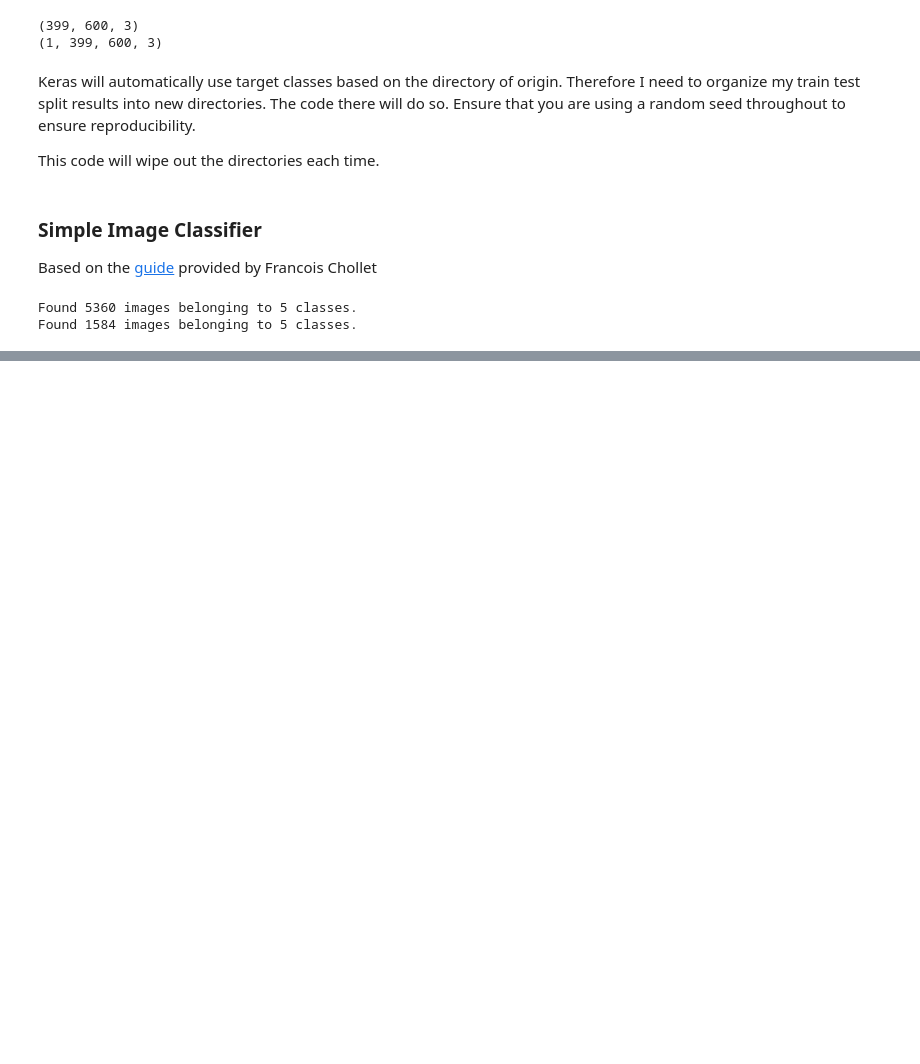
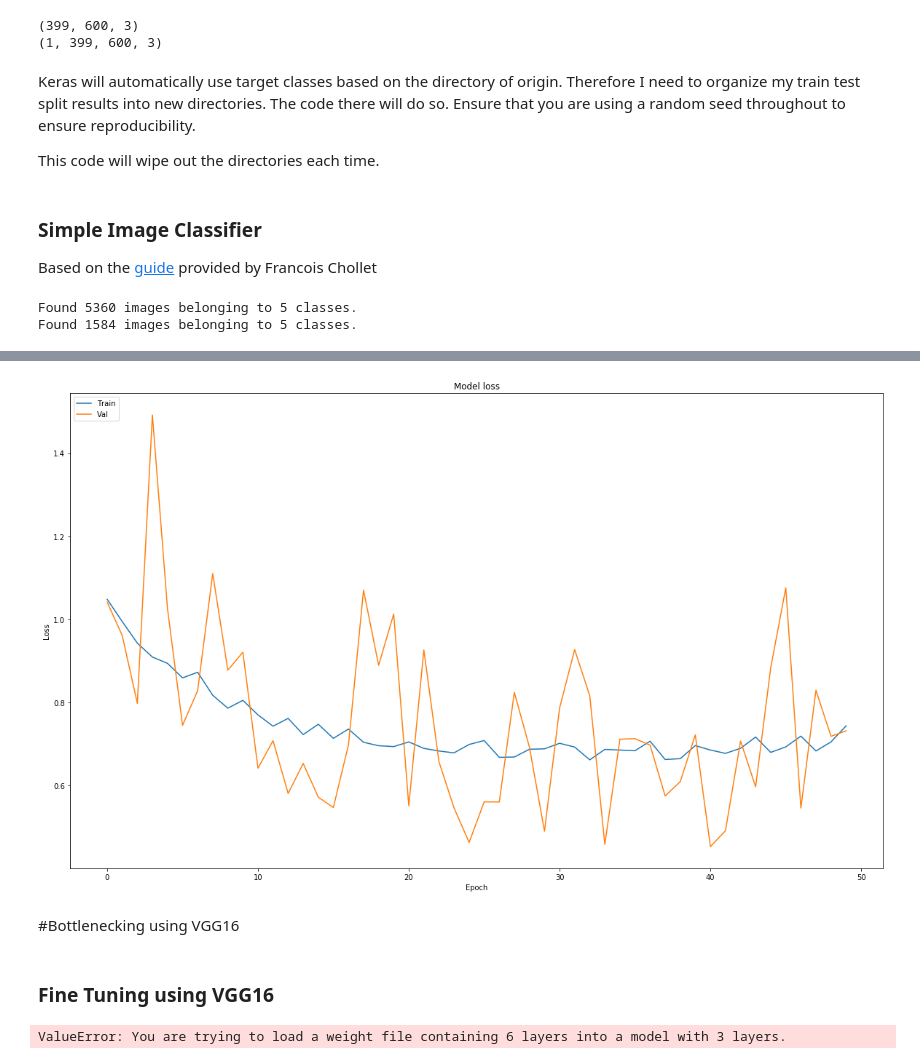
Before and after one commit to Lambda-X-Yelp-Challenge/image_classification, a Jupyter notebook: Exploration.ipynb, the cells around one changed output, grey strips where cells are left out. Drawn from its saved outputs; the diff is of its cells as text; code cells hidden in the pictures; blank space fills up the shorter version.

Commit message:
Successful modeling. Starting to bottleneck

```diff
--- a/Exploration.ipynb
+++ b/Exploration.ipynb
@@ -148,7 +150,7 @@ from keras.models import Sequential
 from keras.layers import Conv2D, MaxPooling2D
 from keras.layers import Activation, Dropout, Flatten, Dense
 # %%
-batch_size = 16
+batch_size = 48
 
 train_datagen = ImageDataGenerator(rescale=1./255,
                                    width_shift_range=0.2,
@@ -161,12 +163,14 @@ train_datagen = ImageDataGenerator(rescale=1./255,
 test_datagen = ImageDataGenerator(rescale=1./255)
 
 train_generator = train_datagen.flow_from_directory('data/train',
-                                                    target_size=(224, 224),
+                                                    target_size=(244, 244),
+                                                    color_mode="rgb",
                                                     batch_size=batch_size,
                                                     class_mode='categorical')
 
 validation_generator = train_datagen.flow_from_directory('data/validation',
-                                                        target_size=(224, 224),
+                                                        target_size=(244, 244),
+                                                        color_mode="rgb",
                                                         batch_size=batch_size,
                                                         class_mode='categorical')
 # %% [output]
@@ -177,7 +181,7 @@ Found 1584 images belonging to 5 classes.
 # 3 Convolutional layers with ReLU activation followed by max-pooling layers
 
 model = Sequential()
-model.add(Conv2D(64, (3, 3), input_shape=(224,224, 3))) # May need to change
+model.add(Conv2D(64, (3, 3), input_shape=(244,244, 3))) # May need to change
 model.add(Activation('relu'))
 model.add(MaxPooling2D(pool_size=(2, 2)))
 
@@ -193,9 +197,12 @@ model.add(MaxPooling2D(pool_size=(2, 2)))
 # Finish with a multi-class layer with a softmax function
 
 model.add(Flatten()) # 3D feature maps to 1D feature vectors
+model.add(Dense(128))
+model.add(Activation('relu'))
+model.add(Dropout(0.3))
 model.add(Dense(256))
 model.add(Activation('relu'))
-model.add(Dropout(0.5))
+model.add(Dropout(0.3))
 model.add(Dense(5))
 model.add(Activation('softmax')) # TODO Double check
 
@@ -223,11 +230,18 @@ Trainable params: 22,265,285
 Non-trainable params: 0
 _________________________________________________________________
 # %%
+checkpointer = ModelCheckpoint(filepath='models/m12.h5',
+                               verbose=0,
+                               save_best_only=True)
+
+callbacks_list = [checkpointer]
+
 model_history = model.fit_generator(train_generator,
                                     steps_per_epoch=5360 // batch_size,
                                     epochs=50,
                                     validation_data=validation_generator,
-                                    validation_steps=1584 // batch_size)
+                                    validation_steps=1584 // batch_size,
+                                    callbacks=callbacks_list)
 
 model.save_weights('models/first_try.h5')
 # %% [output]
@@ -234,0 +267,16 @@ Epoch 1/50
+# %%
+# Plot training & validation loss values
+plt.figure(figsize=(20,12))
+plt.plot(model_history.history['loss'])
+plt.plot(model_history.history['val_loss'])
+plt.title('Model loss')
+plt.ylabel('Loss')
+plt.xlabel('Epoch')
+plt.legend(['Train', 'Val'], loc='upper left')
+plt.show()
+# %% [output]
+[figure, added]
+# %% [markdown]
+#Bottlenecking using VGG16
+# %% [markdown]
+### Fine Tuning using VGG16
@@ -234,0 +286,40 @@ Epoch 1/50
+# %%
+# Model Setup
+
+
+# Load in VGG16
+model = applications.VGG16(weights='imagenet', include_top=False, input_shape=(224,224,3))
+
+top_model = Sequential()
+
+top_model.add(Flatten(input_shape=model.output_shape[1:])) # 3D feature maps to 1D feature vectors
+top_model.add(Dense(128))
+top_model.add(Activation('relu'))
+top_model.add(Dropout(0.3))
+top_model.add(Dense(256))
+top_model.add(Activation('relu'))
+top_model.add(Dropout(0.3))
+top_model.add(Dense(5))
+top_model.add(Activation('softmax'))
+
+# note that it is necessary to start with a fully-trained
+# classifier, including the top classifier,
+# in order to successfully do fine-tuning
+top_model.load_weights("models/m12.h5")
+
+# add the model on top of the convolutional base
+model.add(top_model)
+
+# set the first 25 layers (up to the last conv block)
+# to non-trainable (weights will not be updated)
+for layer in model.layers[:25]:
+    layer.trainable = False
+
+
+# compile the model with a SGD/momentum optimizer
+# and a very slow learning rate.
+model.compile(loss='categorical_crossentropy',
+              optimizer=optimizers.SGD(lr=1e-4, momentum=0.9),
+              metrics=['accuracy'])
+# %% [output]
+ValueError: You are trying to load a weight file containing 6 layers into a model with 3 layers.
```
Also changed, not shown: parts of 7 cells of this notebook, 4 other files.
